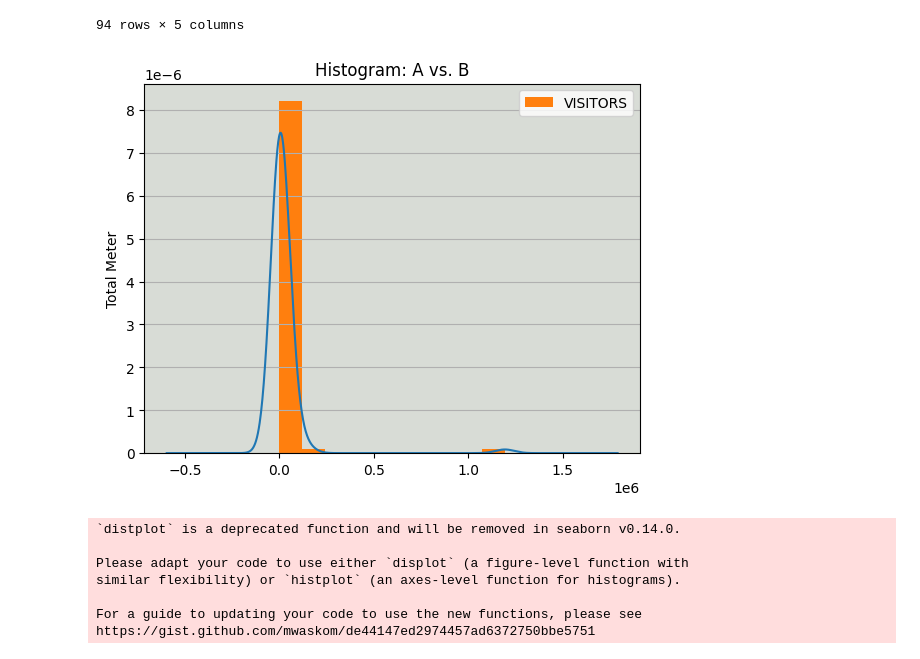
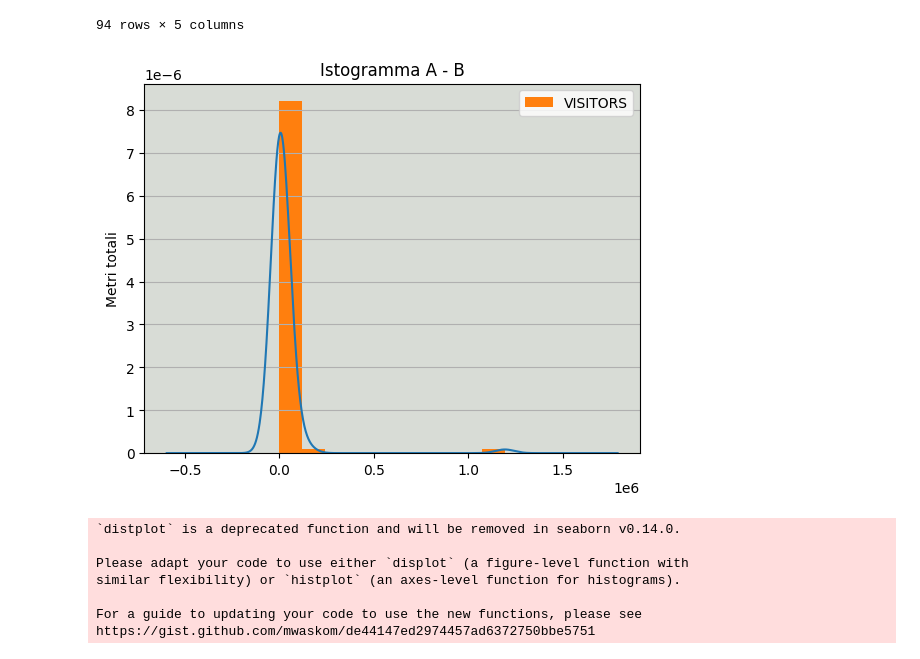
Before and after one commit to TommasoPaolino/Project_Work, a Jupyter notebook: Project_Work.ipynb, the cells around one changed output. Saved outputs shown, nothing was run; the diff lists cells and outputs as text; code cells hidden in the pictures.

```diff
--- a/Project_Work.ipynb
+++ b/Project_Work.ipynb
@@ -542,13 +543,13 @@ merged_final
 # %%
 import matplotlib.pyplot as plt
 fig, ax = plt.subplots()
-merged_final.plot.kde(ax=ax, legend=False, title='Histogram: A vs. B')
+merged_final.plot.kde(ax=ax, legend=False, title='Istogramma A - B')
 merged_final.plot.hist(density=True, ax=ax)
-ax.set_ylabel('Total Meter')
+ax.set_ylabel('Metri totali')
 ax.grid(axis='y')
 ax.set_facecolor('#d8dcd6')
 # %% [output]
-[figure, old version]
+[figure, new version]
 # %%
 metraj=merged_final.sort_values("Total_Mete",ascending=True)
 visavis=metraj.VISITORS[1:94]
```
Also changed, not shown: parts of 74 cells of this notebook.
